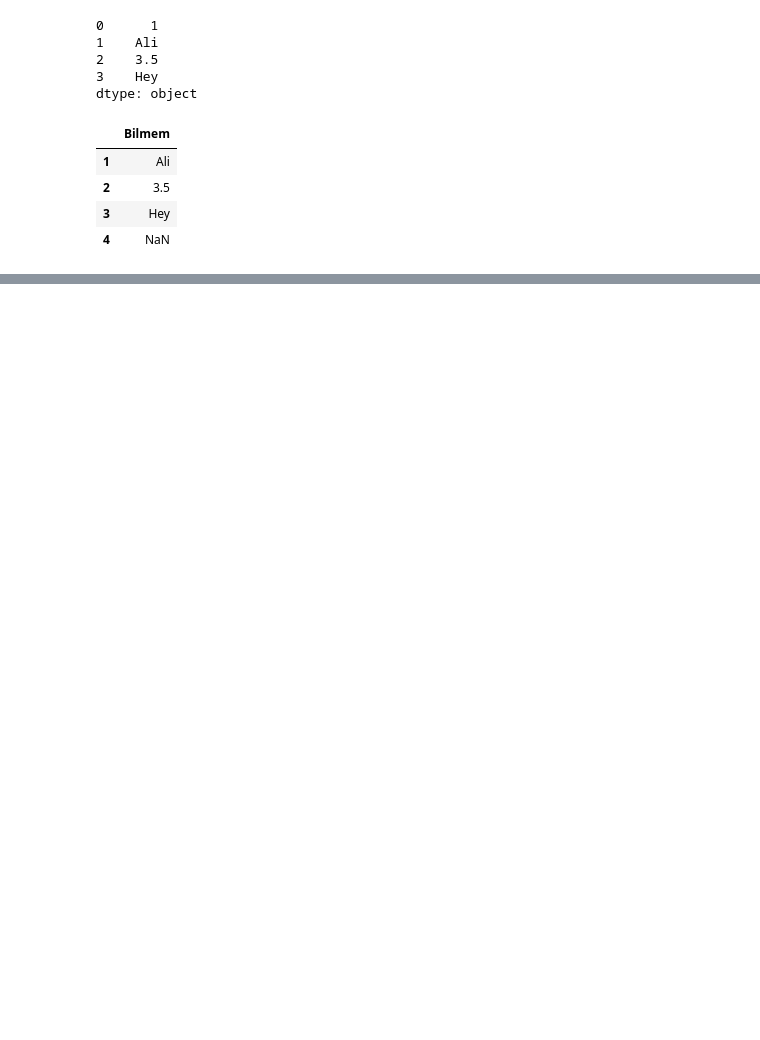
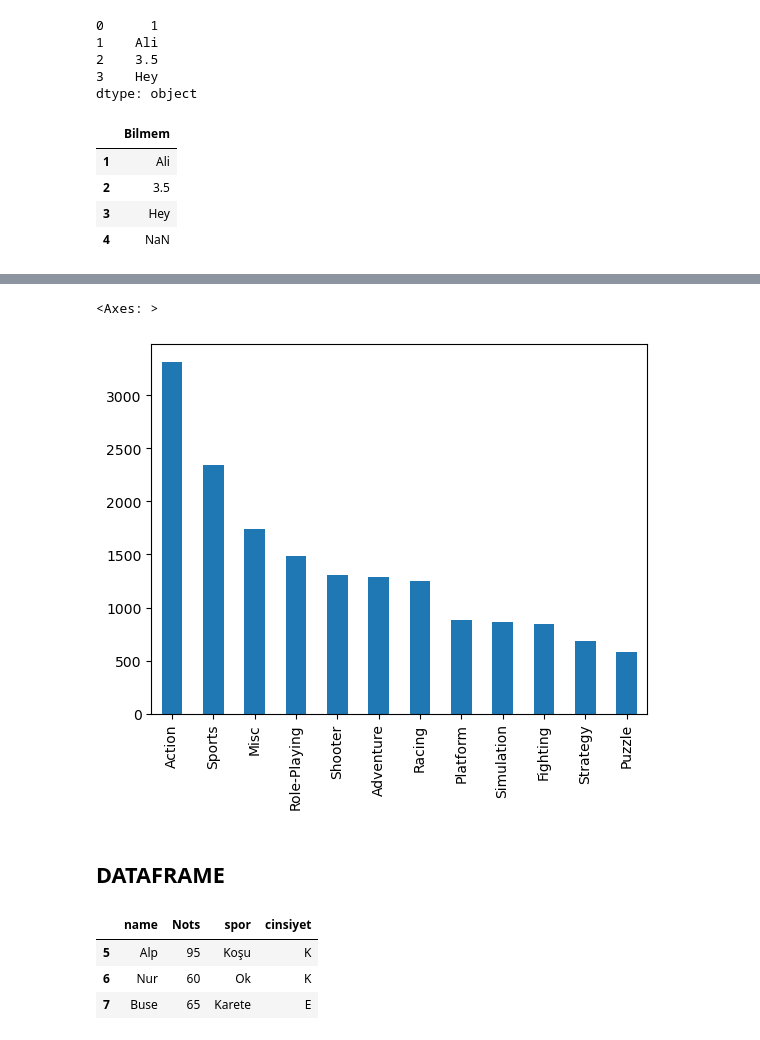
Before and after one commit to emreaytas/PYTHON2, a Jupyter notebook: PANDAS/BirVideodaPandas.ipynb, the cells around one changed output, grey strips where cells are left out. Saved outputs shown, nothing was run; the diff lists cells and outputs as text; code cells hidden in the pictures; blank space fills up the shorter version.

```diff
--- a/PANDAS/BirVideodaPandas.ipynb
+++ b/PANDAS/BirVideodaPandas.ipynb
@@ -24,0 +196,17 @@ objedf # bir seriyi dataframeye çevirebiliriz.
+# %%
+games.Genre.value_counts().plot(kind = "bar") # plot() içerisinde grafik türünü belirtiriz. kind ile grafik türünü belirleriz.
+# %% [output]
+<Axes: >
+[figure, added]
+# %% [markdown]
+## DATAFRAME
+# %%
+data = {"name":["Emre","Ali","Can","Ayse","Alp","Nur","Buse"],"Nots":[90,80,70,75,95,60,65],"spor":["Futbol","Boks","Baskotbol","Tenis","Koşu","Ok","Karete"],"cinsiyet":["E","E","K","E","K","K","E"]}
+df1 = pd.DataFrame(data,index=range(1,len(data["name"])+1))
+df1.tail(3) # son 3 satırı gördük 5 ,6 ,7  şeklinde 3 yazmasak eğer o zaman sondan 5 veriyi getirirdi.
+# burada bir dict ile oluşturulan dataframede olan şey şudur.  keyler sutun indexlemesi için kullanılır. valueler ise değerler olur sırası ile sutunda yukarından aşağıya dizilir.
+# %% [output]
+|  | name | Nots | spor | cinsiyet |
+| 5 | Alp | 95 | Koşu | K |
+| 6 | Nur | 60 | Ok | K |
+| 7 | Buse | 65 | Karete | E |
```
Also changed, not shown: parts of 195 cells of this notebook, 20 other files.
